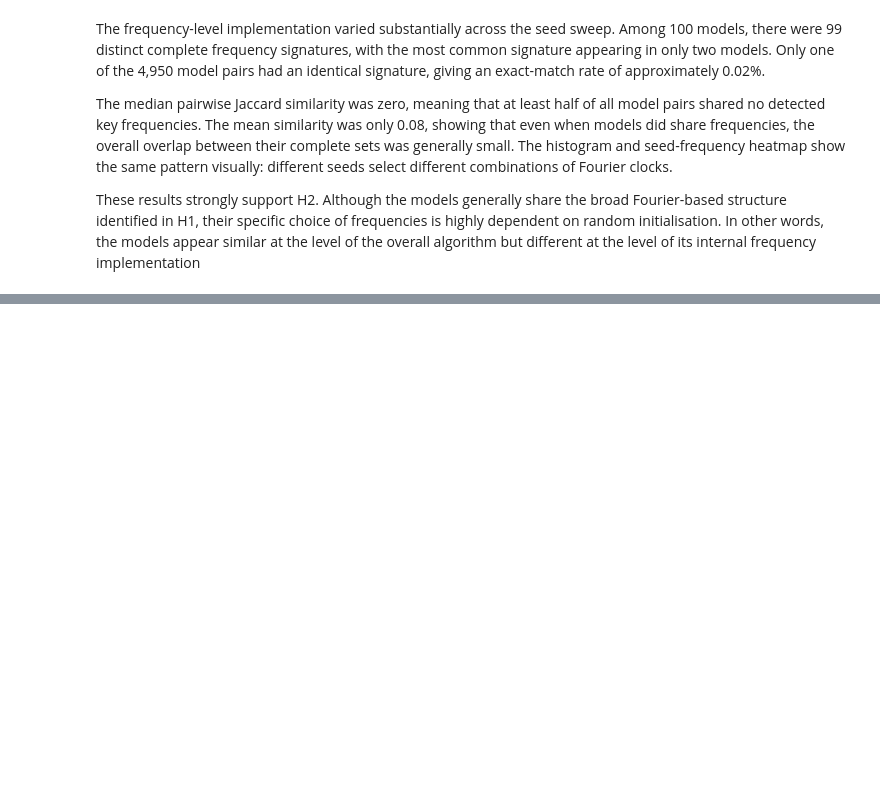
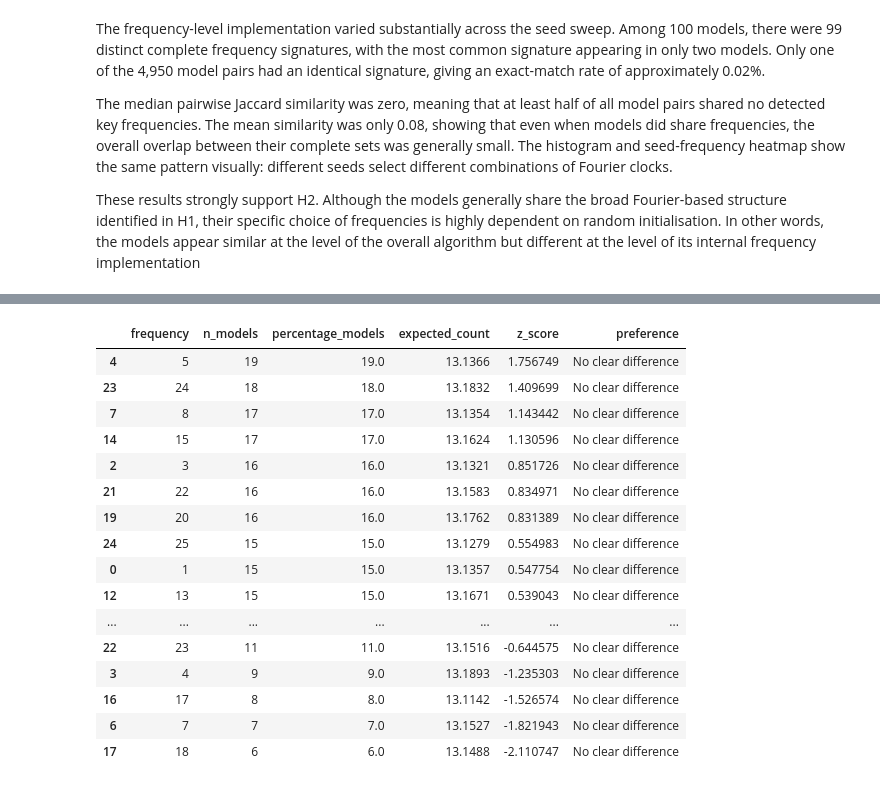
Before and after one commit to martinthuriaux/Grokking-Universality, a Jupyter notebook: 02_analysis.ipynb, the cells around one changed output, grey strips where cells are left out. Drawn from its saved outputs; the diff is of its cells as text; code cells hidden in the pictures; blank space fills up the shorter version.

```diff
--- a/02_analysis.ipynb
+++ b/02_analysis.ipynb
@@ -447,0 +743,69 @@ These results strongly support H2. Although the models generally share the broad
+# %%
+null_std = null_counts.std(
+    axis=0,
+    ddof=1,
+)
+
+null_std = np.where(
+    null_std == 0,
+    1,
+    null_std,
+)
+
+observed_z = (
+    frequency_counts - null_expected
+) / null_std
+
+null_z = (
+    null_counts - null_expected
+) / null_std
+
+# Maximum absolute deviation in every permutation.
+max_absolute_null_z = np.max(
+    np.abs(null_z),
+    axis=1,
+)
+
+# Family-wise 5% cutoff.
+significance_cutoff = np.percentile(
+    max_absolute_null_z,
+    95,
+)
+
+frequency_usage["expected_count"] = null_expected
+frequency_usage["z_score"] = observed_z
+
+frequency_usage["preference"] = np.where(
+    observed_z > significance_cutoff,
+    "Preferred",
+    np.where(
+        observed_z < -significance_cutoff,
+        "Avoided",
+        "No clear difference",
+    ),
+)
+
+preferred_frequencies = frequency_usage.loc[
+    frequency_usage["preference"] == "Preferred",
+    "frequency",
+].tolist()
+
+avoided_frequencies = frequency_usage.loc[
+    frequency_usage["preference"] == "Avoided",
+    "frequency",
+].tolist()
+
+print(
+    f"Multiple-comparison cutoff: "
+    f"|z| > {significance_cutoff:.2f}"
+)
+print("Preferred frequencies:", preferred_frequencies)
+print("Avoided frequencies:", avoided_frequencies)
+
+display(
+    frequency_usage.sort_values(
+        "z_score",
+        ascending=False,
+    )
+)
+# %% [output]
@@ -447,0 +815,17 @@ These results strongly support H2. Although the models generally share the broad
+|  | frequency | n_models | percentage_models | expected_count | z_score | preference |
+| 4 | 5 | 19 | 19.0 | 13.1366 | 1.756749 | No clear difference |
+| 23 | 24 | 18 | 18.0 | 13.1832 | 1.409699 | No clear difference |
+| 7 | 8 | 17 | 17.0 | 13.1354 | 1.143442 | No clear difference |
+| 14 | 15 | 17 | 17.0 | 13.1624 | 1.130596 | No clear difference |
+| 2 | 3 | 16 | 16.0 | 13.1321 | 0.851726 | No clear difference |
+| 21 | 22 | 16 | 16.0 | 13.1583 | 0.834971 | No clear difference |
+| 19 | 20 | 16 | 16.0 | 13.1762 | 0.831389 | No clear difference |
+| 24 | 25 | 15 | 15.0 | 13.1279 | 0.554983 | No clear difference |
+| 0 | 1 | 15 | 15.0 | 13.1357 | 0.547754 | No clear difference |
+| 12 | 13 | 15 | 15.0 | 13.1671 | 0.539043 | No clear difference |
+| ... | ... | ... | ... | ... | ... | ... |
+| 22 | 23 | 11 | 11.0 | 13.1516 | -0.644575 | No clear difference |
+| 3 | 4 | 9 | 9.0 | 13.1893 | -1.235303 | No clear difference |
+| 16 | 17 | 8 | 8.0 | 13.1142 | -1.526574 | No clear difference |
+| 6 | 7 | 7 | 7.0 | 13.1527 | -1.821943 | No clear difference |
+| 17 | 18 | 6 | 6.0 | 13.1488 | -2.110747 | No clear difference |
```
Also changed, not shown: parts of 18 cells of this notebook.
